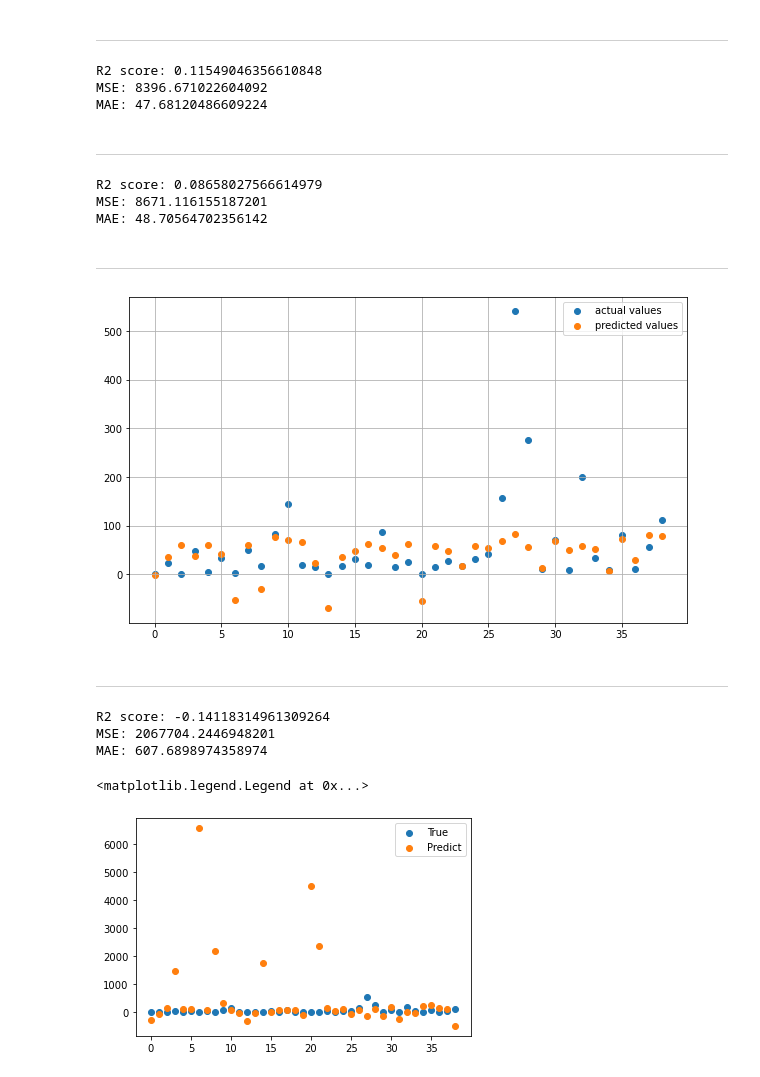
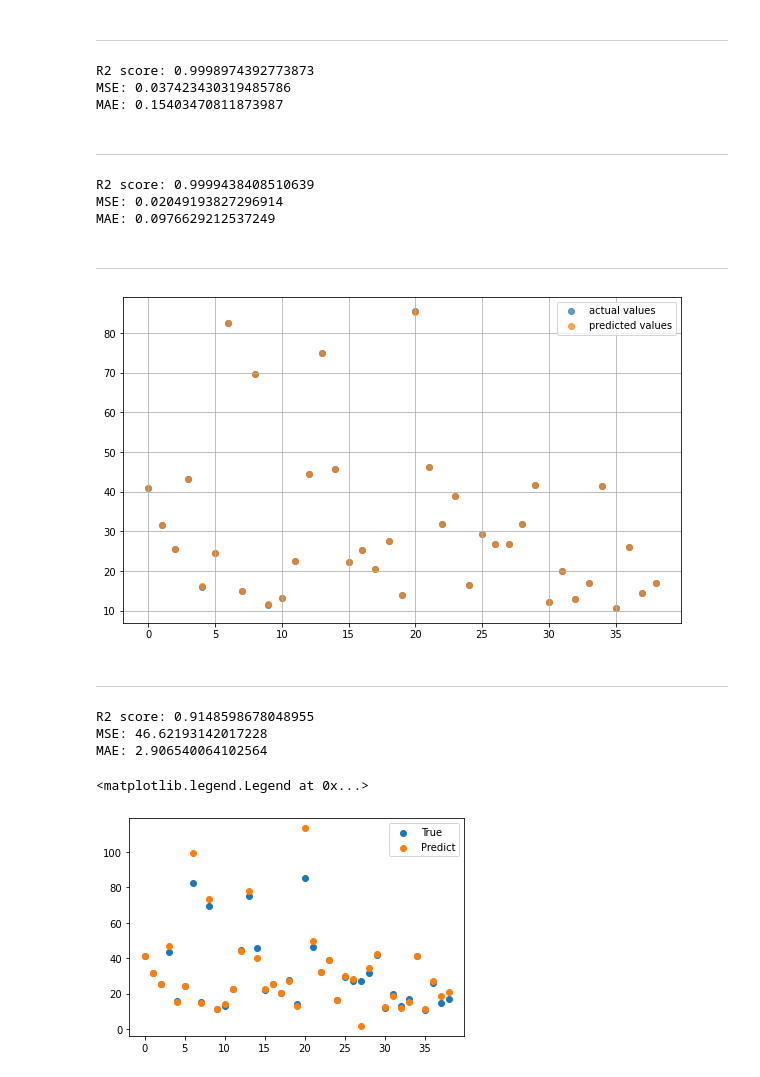
Before and after one commit to belpablo/MMMSA, a Jupyter notebook: Lab_2.ipynb, the cells around one changed output. Cells and saved outputs as stored; diff of their text form; code cells hidden in the pictures.

```diff
--- a/Lab_2.ipynb
+++ b/Lab_2.ipynb
@@ -58,10 +58,10 @@ Country unique values:  6
 
 Tax_type unique values:  8
 # %%
-x_data = sales_df[['Manufacturer', 'Price_in_thousands', 'Engine_size',
+x_data = sales_df[['Manufacturer', 'Sales_in_thousands', 'Engine_size',
                    'Horsepower', 'Curb_weight', 'Fuel_capacity', 'Power_perf_factor']]
 
-target = sales_df['Sales_in_thousands']
+target = sales_df['Price_in_thousands']
 x_cols = x_data.columns
 # %% [markdown]
 ---
@@ -294,9 +278,9 @@ print('R2 score: {}'.format(r2_score(y_test, y_pred)))
 print('MSE: {}'.format(mean_squared_error(y_test, y_pred)))
 print('MAE: {}'.format(mean_absolute_error(y_test, y_pred)))
 # %% [output]
-R2 score: 0.11549046356610848
-MSE: 8396.671022604092
-MAE: 47.68120486609224
+R2 score: 0.9998974392773873
+MSE: 0.037423430319485786
+MAE: 0.15403470811873987
 # %% [markdown]
 ---
 # %%
@@ -308,21 +292,21 @@ print('R2 score: {}'.format(r2_score(y_test, y_pred)))
 print('MSE: {}'.format(mean_squared_error(y_test, y_pred)))
 print('MAE: {}'.format(mean_absolute_error(y_test, y_pred)))
 # %% [output]
-R2 score: 0.08658027566614979
-MSE: 8671.116155187201
-MAE: 48.70564702356142
+R2 score: 0.9999438408510639
+MSE: 0.02049193827296914
+MAE: 0.0976629212537249
 # %% [markdown]
 ---
 # %%
 fig = plt.figure(figsize = (10, 6))
 
-plt.scatter(list(range(len(y_test))), y_test, label = 'True')
-plt.scatter(list(range(len(y_test))), lr.predict(x_test), label = 'Predict')
+plt.scatter(list(range(len(y_test))), y_test, alpha = 0.7)
+plt.scatter(list(range(len(y_test))), lr.predict(x_test), alpha = 0.7)
 plt.legend(['actual values', 'predicted values'])
 
 plt.grid()
 # %% [output]
-[figure, old version]
+[figure, new version]
 # %% [markdown]
 ---
 # %%
@@ -342,16 +326,16 @@ print('R2 score: {}'.format(r2_score(y_pred, y_test)))
 print('MSE: {}'.format(mean_squared_error(y_test, y_pred)))
 print('MAE: {}'.format(mean_absolute_error(y_test, y_pred)))
 # %% [output]
-R2 score: -0.14118314961309264
-MSE: 2067704.2446948201
-MAE: 607.6898974358974
+R2 score: 0.9148598678048955
+MSE: 46.62193142017228
+MAE: 2.906540064102564
 # %%
 plt.scatter(list(range(len(y_test))), y_test, label = 'True')
 plt.scatter(list(range(len(y_test))), lrp.predict(x_test_new), label = 'Predict')
 plt.legend()
 # %% [output]
 <matplotlib.legend.Legend at 0x...>
-[figure, old version]
+[figure, new version]
 # %%
 poly = PolynomialFeatures(3)
 x_poly = poly.fit_transform(x_data[x_cols])
```
Also changed, not shown: parts of 25 cells of this notebook.
